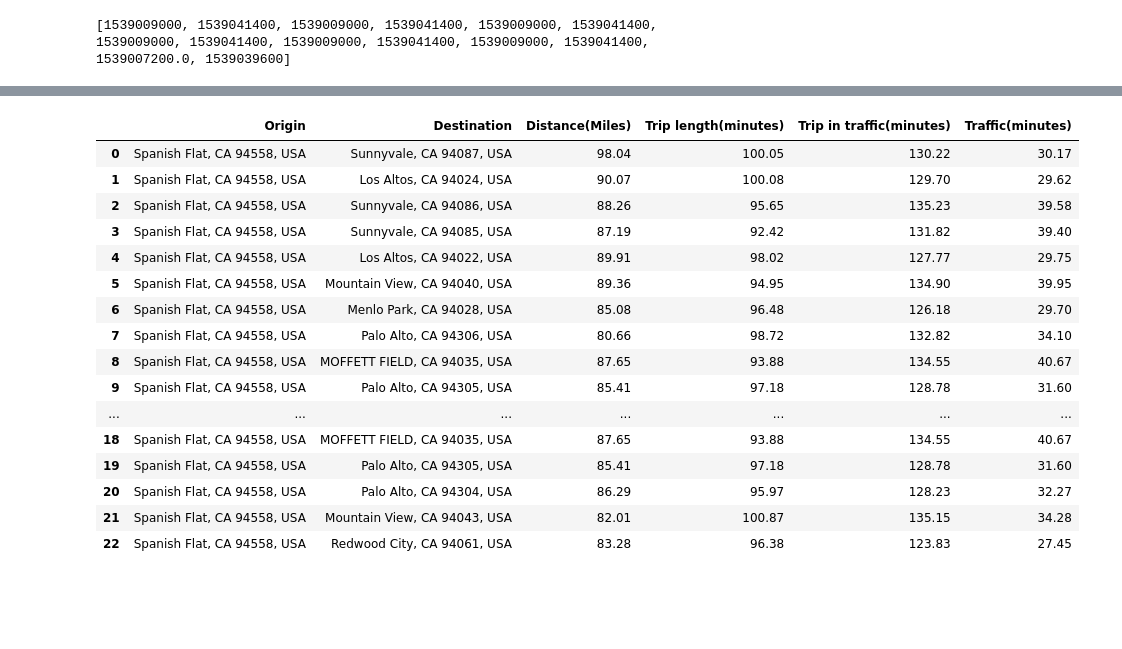
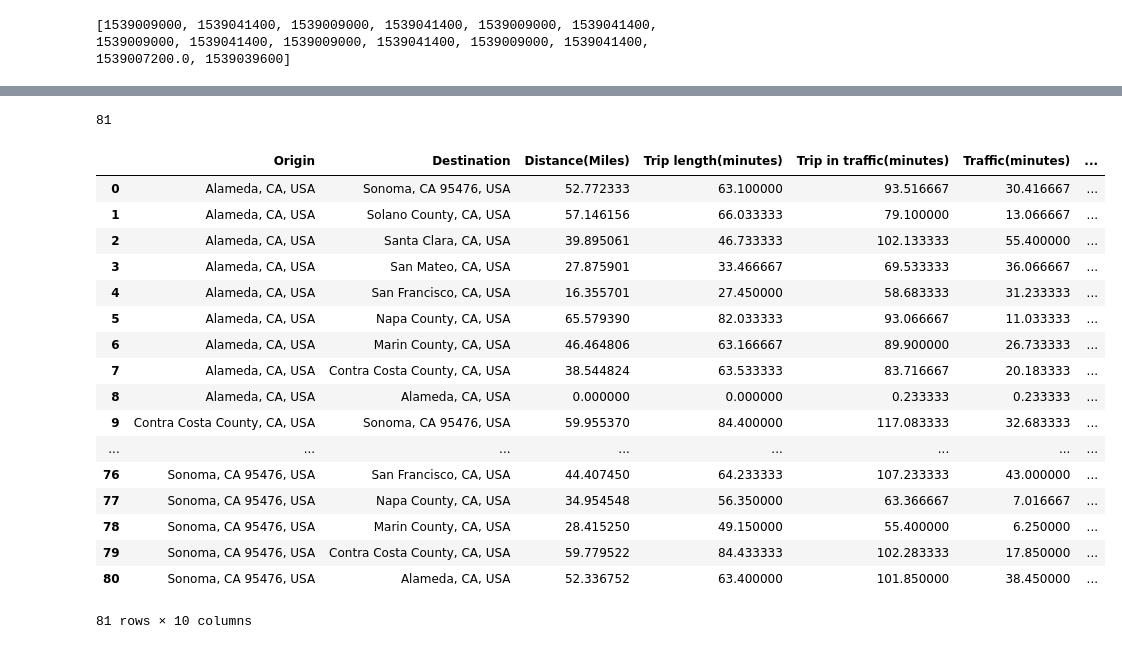
Before and after one commit to lishuai928/Project-Gmap-Graphs, a Jupyter notebook: Traffic tracker.ipynb, the cells around one changed output, grey strips where cells are left out. Drawn from its saved outputs; the diff is of its cells as text; code cells hidden in the pictures; blank space fills up the shorter version.

Commit message:
updated code, started working on a gmaps reprensation

```diff
--- a/Traffic tracker.ipynb
+++ b/Traffic tracker.ipynb
@@ -39,30 +50,47 @@ print(time_list)
 # %%
 #testing variable so im not running long code
 #start_loc = ["Alameda,CA","Solano","Sonoma","Napa County"]
-#start_loc = ["Alameda,CA","Contra Costa,CA","Marin","Napa County","San Francisco","San Mateo","Santa Clara","Solano","Sonoma"]
-#end_loc = (list(reversed(start_loc)))
-end_loc = (list(reversed(bay_area_zip)))
+start_loc = ["Alameda,CA","Contra Costa,CA","Marin County","Napa County","San Francisco","San Mateo","Santa Clara","Solano","Sonoma"]
+end_loc = (list(reversed(start_loc)))
+#end_loc = (list(reversed(bay_area_zip)))
+time_list = [1539009000]
 origin_Loc = []
 destination_loc = []
 trip_distance = []
 trip_duration = []
 traffic_duration = []
+origin_lat = []
+origin_long = []
+dest_lat= []
+dest_long= []
+
 #target_url = (f'https://maps.googleapis.com/maps/api/distancematrix/json?origins=San Francisco,CA|Oakland,CA&destinations=San Jose,CA|Palo Alto,CA&departure_time=now&key={gkey}')
 # %%
 for time in time_list:
 
-    for s_loc in bay_area_zip:
+   # for s_loc in bay_area_zip:
+    for s_loc in start_loc :
         for e_loc in end_loc:
             try:
-                target_url = (f'https://maps.googleapis.com/maps/api/distancematrix/json?origins={s_loc}&destinations={e_loc},traffic_model=pessimistic,CA&departure_time={time}&key={gkey}')
-                #target_url2 = (f'https://maps.googleapis.com/maps/api/distancematrix/json?origins={e_loc}&destinations={s_loc},CA&departure_time={time}&key={gkey}')
+                target_url = (f'https://maps.googleapis.com/maps/api/distancematrix/json?origins={s_loc}&destinations={e_loc}&mode=driving,CA&departure_time={time}&traffic_model=pessimistic&key={gkey}')
+
                 geo_data = requests.get(target_url).json()
-                #geo_data2 = requests.get(target_url2).json()
+
                 destination_loc.append(geo_data['destination_addresses'][0])
                 origin_Loc.append(geo_data['origin_addresses'][0])
                 trip_distance.append(geo_data['rows'][0]['elements'][0]['distance']['value'])
                 traffic_duration.append(geo_data['rows'][0]['elements'][0]['duration_in_traffic']['value'])
                 trip_duration.append(geo_data['rows'][0]['elements'][0]['duration']['value'])
+
+                #two calls with the start and end point geo location
+                target_url_origin = (f' https://maps.googleapis.com/maps/api/geocode/json?address={s_loc}&key={gkey}')
+                target_url_exit = (f' https://maps.googleapis.com/maps/api/geocode/json?address={e_loc}&key={gkey}')
+                geoloc_data_origin = requests.get(target_url_origin).json()
+                geoloc_data_exit = requests.get(target_url_exit).json()
+                origin_lat.append(geoloc_data_origin['results'][0]['geometry']['location']['lat'])
+                origin_long.append(geoloc_data_origin['results'][0]['geometry']['location']['lng'])
+                dest_lat.append(geoloc_data_exit['results'][0]['geometry']['location']['lat'])
+                dest_long.append(geoloc_data_exit['results'][0]['geometry']['location']['lng'])
                 pprint(geo_data)
 
             except(KeyError):
@@ -94,32 +121,36 @@ trip_duration  = [x/60 for x in trip_duration]
 minute_traffic = [x-y for  x,y in zip(traffic_duration,trip_duration)]
 #miles_distance = trip_distance/1,609.344
 miles_distance = [z* 0.00062137 for z in trip_distance]
-#print(miles_distance)
+print( len(origin_Loc))
+# %% [output]
+81
 # %%
 traffic_dic = {"Origin":origin_Loc,
                "Destination":destination_loc,
                "Distance(Miles)":miles_distance,
                "Trip length(minutes)":trip_duration,
                "Trip in traffic(minutes)":traffic_duration,
-               "Traffic(minutes)":minute_traffic
+               "Traffic(minutes)":minute_traffic,"Origin Lat" :origin_lat, "Origin Lng" :origin_long,
+               "Destination Lat":dest_lat,"Destination Lng" :dest_long
               }
-traffic_df = pd.DataFrame(traffic_dic).round(2)
+traffic_df = pd.DataFrame(traffic_dic)
 traffic_df
 # %% [output]
-|  | Origin | Destination | Distance(Miles) | Trip length(minutes) | Trip in traffic(minutes) | Traffic(minutes) |
-| 0 | Spanish Flat, CA 94558, USA | Sunnyvale, CA 94087, USA | 98.04 | 100.05 | 130.22 | 30.17 |
-| 1 | Spanish Flat, CA 94558, USA | Los Altos, CA 94024, USA | 90.07 | 100.08 | 129.70 | 29.62 |
-| 2 | Spanish Flat, CA 94558, USA | Sunnyvale, CA 94086, USA | 88.26 | 95.65 | 135.23 | 39.58 |
-| 3 | Spanish Flat, CA 94558, USA | Sunnyvale, CA 94085, USA | 87.19 | 92.42 | 131.82 | 39.40 |
-| 4 | Spanish Flat, CA 94558, USA | Los Altos, CA 94022, USA | 89.91 | 98.02 | 127.77 | 29.75 |
-| 5 | Spanish Flat, CA 94558, USA | Mountain View, CA 94040, USA | 89.36 | 94.95 | 134.90 | 39.95 |
-| 6 | Spanish Flat, CA 94558, USA | Menlo Park, CA 94028, USA | 85.08 | 96.48 | 126.18 | 29.70 |
-| 7 | Spanish Flat, CA 94558, USA | Palo Alto, CA 94306, USA | 80.66 | 98.72 | 132.82 | 34.10 |
-| 8 | Spanish Flat, CA 94558, USA | MOFFETT FIELD, CA 94035, USA | 87.65 | 93.88 | 134.55 | 40.67 |
-| 9 | Spanish Flat, CA 94558, USA | Palo Alto, CA 94305, USA | 85.41 | 97.18 | 128.78 | 31.60 |
-| ... | ... | ... | ... | ... | ... | ... |
-| 18 | Spanish Flat, CA 94558, USA | MOFFETT FIELD, CA 94035, USA | 87.65 | 93.88 | 134.55 | 40.67 |
-| 19 | Spanish Flat, CA 94558, USA | Palo Alto, CA 94305, USA | 85.41 | 97.18 | 128.78 | 31.60 |
-| 20 | Spanish Flat, CA 94558, USA | Palo Alto, CA 94304, USA | 86.29 | 95.97 | 128.23 | 32.27 |
-| 21 | Spanish Flat, CA 94558, USA | Mountain View, CA 94043, USA | 82.01 | 100.87 | 135.15 | 34.28 |
-| 22 | Spanish Flat, CA 94558, USA | Redwood City, CA 94061, USA | 83.28 | 96.38 | 123.83 | 27.45 |
+|  | Origin | Destination | Distance(Miles) | Trip length(minutes) | Trip in traffic(minutes) | Traffic(minutes) | ... |
+| 0 | Alameda, CA, USA | Sonoma, CA 95476, USA | 52.772333 | 63.100000 | 93.516667 | 30.416667 | ... |
+| 1 | Alameda, CA, USA | Solano County, CA, USA | 57.146156 | 66.033333 | 79.100000 | 13.066667 | ... |
+| 2 | Alameda, CA, USA | Santa Clara, CA, USA | 39.895061 | 46.733333 | 102.133333 | 55.400000 | ... |
+| 3 | Alameda, CA, USA | San Mateo, CA, USA | 27.875901 | 33.466667 | 69.533333 | 36.066667 | ... |
+| 4 | Alameda, CA, USA | San Francisco, CA, USA | 16.355701 | 27.450000 | 58.683333 | 31.233333 | ... |
+| 5 | Alameda, CA, USA | Napa County, CA, USA | 65.579390 | 82.033333 | 93.066667 | 11.033333 | ... |
+| 6 | Alameda, CA, USA | Marin County, CA, USA | 46.464806 | 63.166667 | 89.900000 | 26.733333 | ... |
+| 7 | Alameda, CA, USA | Contra Costa County, CA, USA | 38.544824 | 63.533333 | 83.716667 | 20.183333 | ... |
+| 8 | Alameda, CA, USA | Alameda, CA, USA | 0.000000 | 0.000000 | 0.233333 | 0.233333 | ... |
+| 9 | Contra Costa County, CA, USA | Sonoma, CA 95476, USA | 59.955370 | 84.400000 | 117.083333 | 32.683333 | ... |
+| ... | ... | ... | ... | ... | ... | ... | ... |
+| 76 | Sonoma, CA 95476, USA | San Francisco, CA, USA | 44.407450 | 64.233333 | 107.233333 | 43.000000 | ... |
+| 77 | Sonoma, CA 95476, USA | Napa County, CA, USA | 34.954548 | 56.350000 | 63.366667 | 7.016667 | ... |
+| 78 | Sonoma, CA 95476, USA | Marin County, CA, USA | 28.415250 | 49.150000 | 55.400000 | 6.250000 | ... |
+| 79 | Sonoma, CA 95476, USA | Contra Costa County, CA, USA | 59.779522 | 84.433333 | 102.283333 | 17.850000 | ... |
+| 80 | Sonoma, CA 95476, USA | Alameda, CA, USA | 52.336752 | 63.400000 | 101.850000 | 38.450000 | ... |
+81 rows × 10 columns
```
Also changed, not shown: parts of 7 cells of this notebook, 1 other file.
